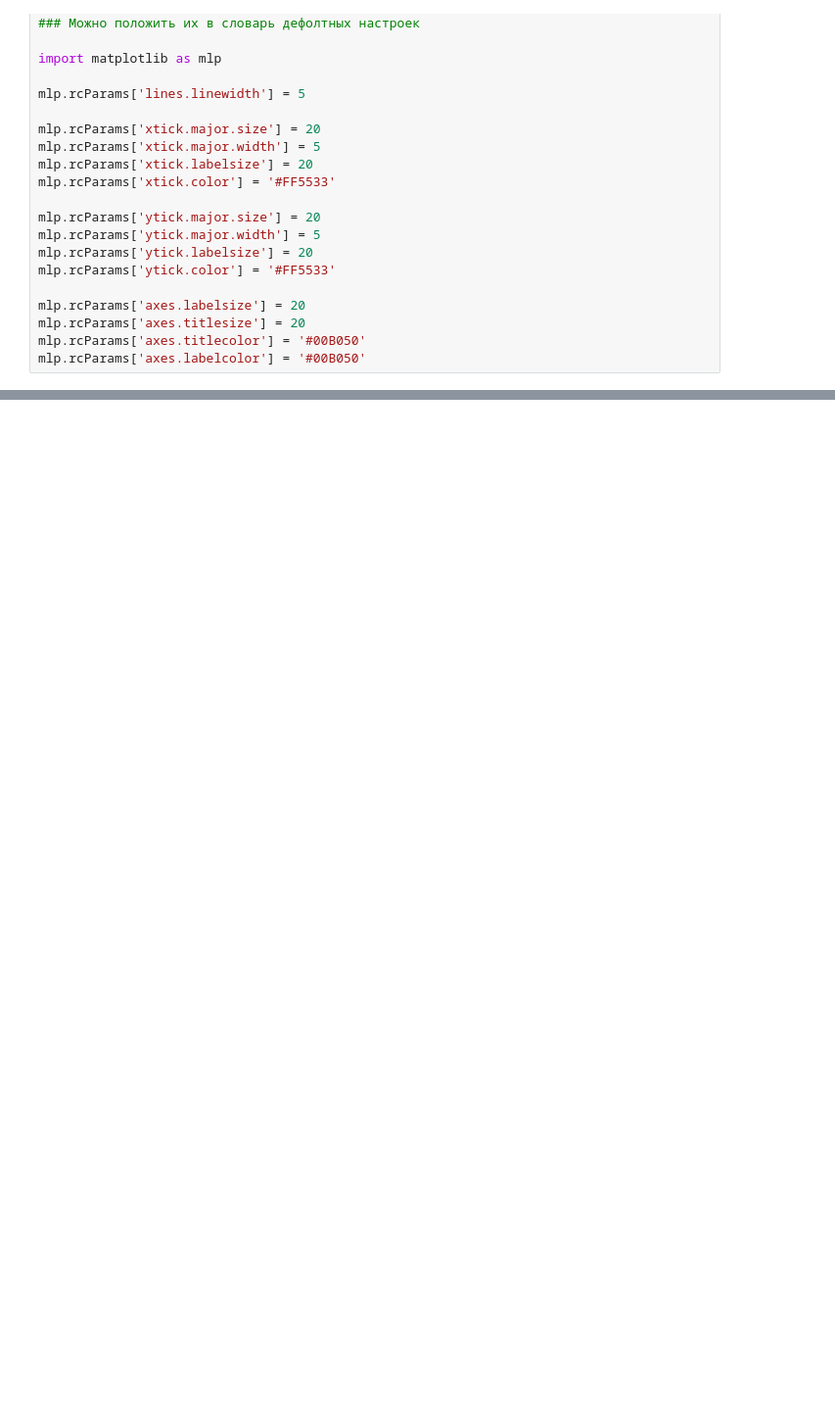
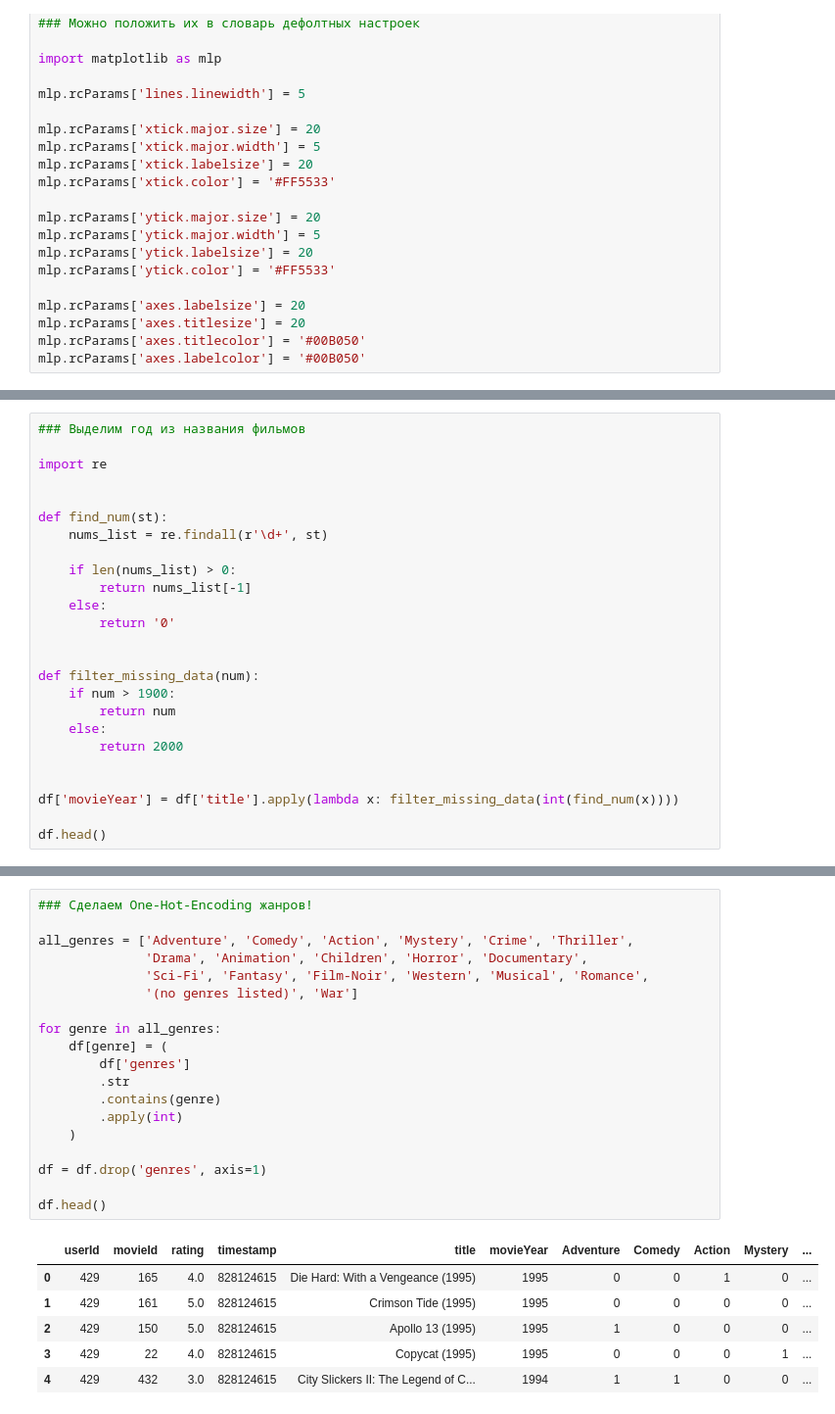
Before and after one commit to EgorSotn/Practice-ML, a Jupyter notebook: ML/practice_22.ipynb, the cells around one changed output, grey strips where cells are left out. Shown: that part at 98% size. Saved outputs shown, nothing was run; the diff lists cells and outputs as text; blank space fills up the shorter version.

```diff
--- a/ML/practice_22.ipynb
+++ b/ML/practice_22.ipynb
@@ -32,0 +272,25 @@ pd.read_csv('movies.csv')
+# %%
+### Выделим год из названия фильмов
+
+import re
+
+
+def find_num(st):
+    nums_list = re.findall(r'\d+', st)
+
+    if len(nums_list) > 0:
+        return nums_list[-1]
+    else:
+        return '0'
+
+
+def filter_missing_data(num):
+    if num > 1900:
+        return num
+    else:
+        return 2000
+
+
+df['movieYear'] = df['title'].apply(lambda x: filter_missing_data(int(find_num(x))))
+
+df.head()
@@ -32,0 +304,26 @@ pd.read_csv('movies.csv')
+# %%
+### Сделаем One-Hot-Encoding жанров!
+
+all_genres = ['Adventure', 'Comedy', 'Action', 'Mystery', 'Crime', 'Thriller',
+              'Drama', 'Animation', 'Children', 'Horror', 'Documentary',
+              'Sci-Fi', 'Fantasy', 'Film-Noir', 'Western', 'Musical', 'Romance',
+              '(no genres listed)', 'War']
+
+for genre in all_genres:
+    df[genre] = (
+        df['genres']
+        .str
+        .contains(genre)
+        .apply(int)
+    )
+
+df = df.drop('genres', axis=1)
+
+df.head()
+# %% [output]
+|  | userId | movieId | rating | timestamp | title | movieYear | Adventure | Comedy | Action | Mystery | ... |
+| 0 | 429 | 165 | 4.0 | 828124615 | Die Hard: With a Vengeance (1995) | 1995 | 0 | 0 | 1 | 0 | ... |
+| 1 | 429 | 161 | 5.0 | 828124615 | Crimson Tide (1995) | 1995 | 0 | 0 | 0 | 0 | ... |
+| 2 | 429 | 150 | 5.0 | 828124615 | Apollo 13 (1995) | 1995 | 1 | 0 | 0 | 0 | ... |
+| 3 | 429 | 22 | 4.0 | 828124615 | Copycat (1995) | 1995 | 0 | 0 | 0 | 1 | ... |
+| 4 | 429 | 432 | 3.0 | 828124615 | City Slickers II: The Legend of C... | 1994 | 1 | 1 | 0 | 0 | ... |
```
Also changed, not shown: parts of 27 cells of this notebook, 2 other files.
